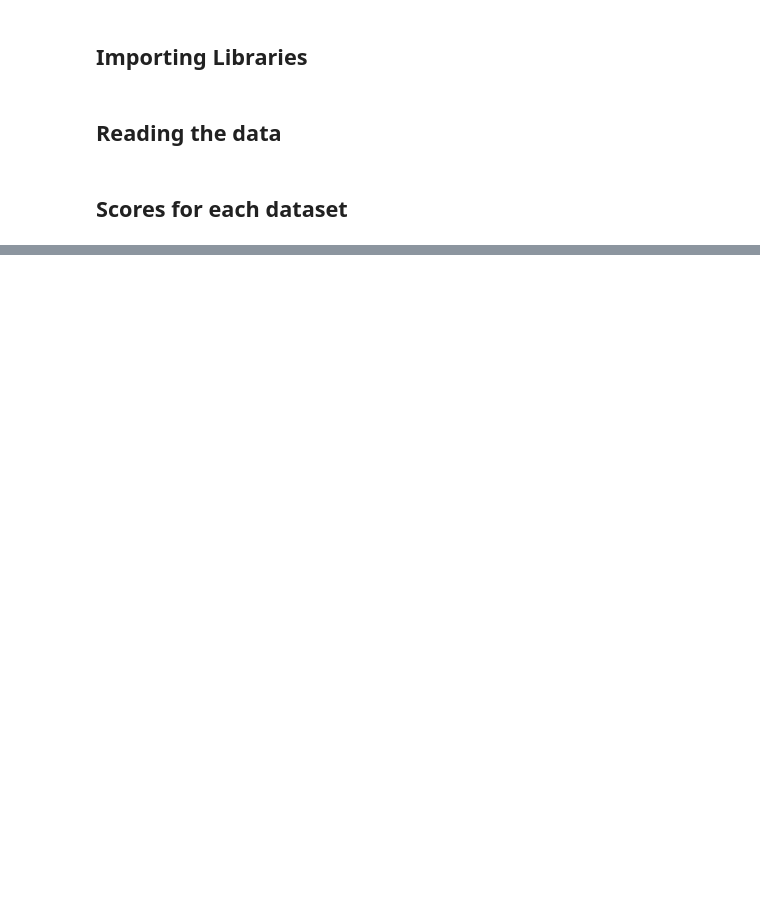
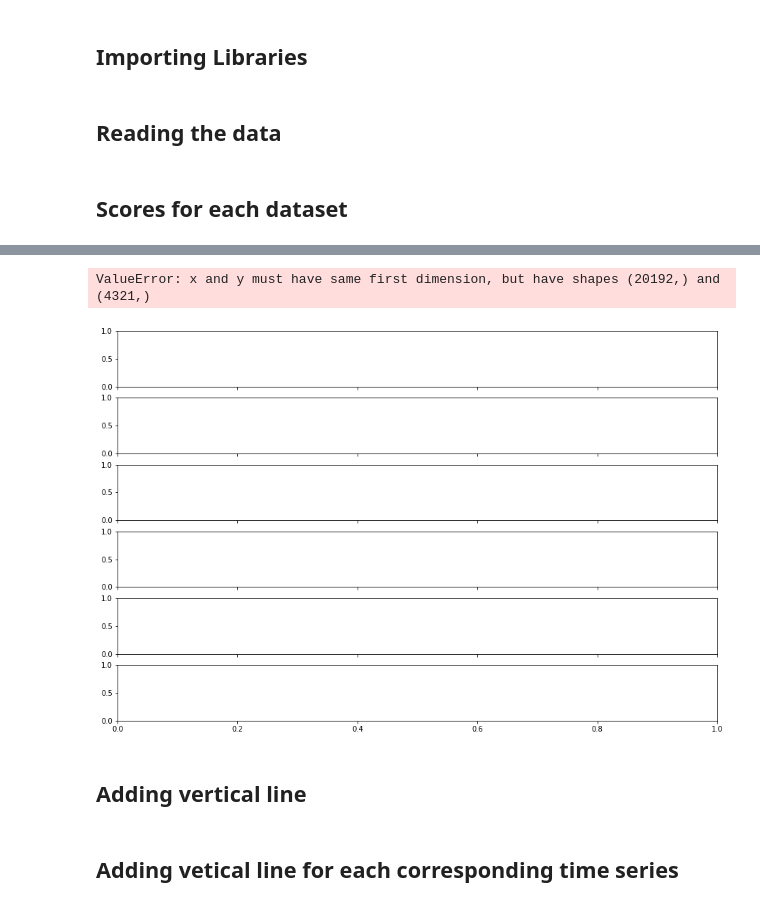
Before and after one commit to sheyaa/caterpillar_mset, a Jupyter notebook: mice_SVM_multiple_data.ipynb, the cells around one changed output, grey strips where cells are left out. Cells and saved outputs as stored; diff of their text form; code cells hidden in the pictures; blank space fills up the shorter version.

```diff
--- a/mice_SVM_multiple_data.ipynb
+++ b/mice_SVM_multiple_data.ipynb
@@ -144,0 +161,70 @@ No handles with labels found to put in legend.
+# %%
+fig, ax = plt.subplots(6, 1, figsize=(15, 10), sharex=True)
+fig.set_facecolor("white")  # Changing the border to white
+
+model = svm.OneClassSVM()  # importing the model
+
+# Sigmoid Definition
+beta = (2 / 700)
+def sigmoid(scores, beta):
+    return 1 / (1 + np.exp(-beta * scores))
+
+# Plotting each file's temperature vs. minutes
+for i in range(len(minutes)):
+    mouse_min = minutes[i]  # renaming the minutes to the current column
+    mouse_temp = temp[i]  # renaming the temperature to the current column
+
+    for j in range(mouse_temp.shape[1]):
+        ax[0].clear()  # clear axis for each individual mouse
+        ax[1].clear()  # clear axis
+        ax[2].clear()
+
+        y_axis = mouse_temp.iloc[:, j]  # defining the y axis
+        names = mouse_temp.columns[j]  # extracting the names of the columns (mouse name)
+
+        # Filling in missing values using forward fill
+        y1_fw = y_axis.fillna(method='ffill')
+        y1_bw = y1_fw.fillna(method='bfill')  # backward fill
+
+        # Time Delay Embedding
+        Y = tde.tde(y1_bw)  # using the tde file
+        Y = Y.T  # transporting the data
+
+        # Fit the Data
+        model.fit(Y[:4321, :])  # training the data for the first 3 days (3*24*60)
+
+
+
+        # Predict on the training data
+        predict_training = model.predict(Y[:4321,:])
+        scores_training = model.score_samples(Y[:4321,:])
+        sig_training = sigmoid(beta, scores_training)
+
+        if j == 0:  # Only plot the first subplot
+            ax[0].plot(mouse_min, predict_training, label=names)
+            ax[0].grid()
+            ax[0].set_title("Original Time Series")  # setting a title
+            ax[0].set_ylabel('Temperature (°C)')  # y label
+            ax[0].legend() # name of the mouse
+            ax[0].set_ylim(30,40) # y limits
+
+            ax[1].plot(mouse_min[:5041], scores_training)
+            ax[1].grid()
+            ax[1].set_title("Scoring") # setting a title
+            ax[1].set_ylabel("Score") # y label
+            #ax[1].legend() # name of the mouse
+            ax[1].set_ylim(0,700) # y limits
+
+            ax[2].plot(mouse_min[:5041], sig_training)
+            ax[2].grid()
+            ax[2].set_xlabel('Minutes')
+            ax[2].set_ylabel('Sigmoid(scores)')
+            ax[2].set_title('Scores Between 0 and 1')
+            ax[2].set_ylim(0,1)
+            #fig.tight_layout()
+            fig.show()
+# %% [output]
+ValueError: x and y must have same first dimension, but have shapes (20192,) and (4321,)
+[figure, added]
+# %% [markdown]
+## Adding vertical line
@@ -144,0 +262,2 @@ No handles with labels found to put in legend.
+# %% [markdown]
+## Adding vetical line for each corresponding time series
```
Also changed, not shown: parts of 3 cells of this notebook.
